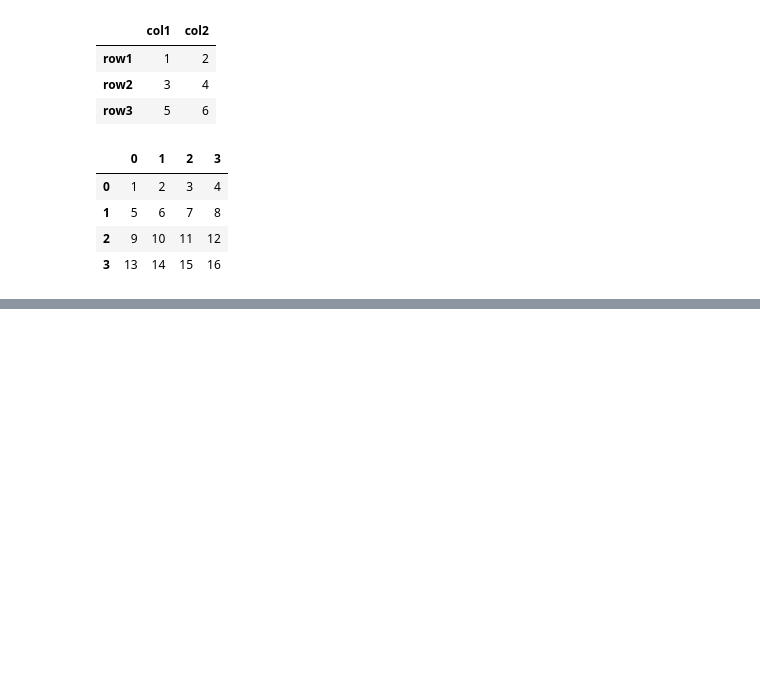
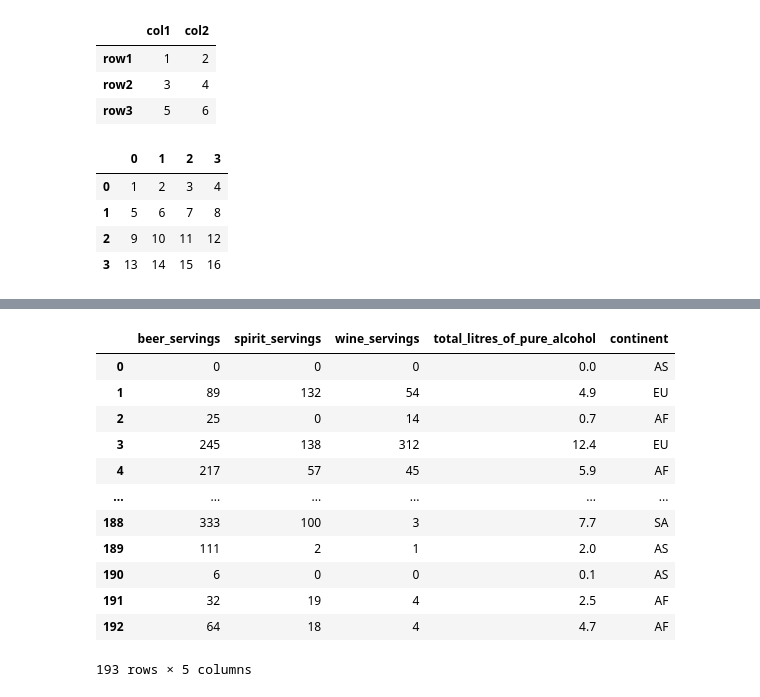
Before and after one commit to ProgressBG-Python-Course/ProgressBG-MLwithPython-Labs, a Jupyter notebook: labs/Notebooks/Pandas.ipynb, the cells around one changed output, grey strips where cells are left out. Saved outputs shown, nothing was run; the diff lists cells and outputs as text; code cells hidden in the pictures; blank space fills up the shorter version.

```diff
--- a/labs/Notebooks/Pandas.ipynb
+++ b/labs/Notebooks/Pandas.ipynb
@@ -326,0 +545,22 @@ NameError: name 'NaN' is not defined
+# %%
+# set index:
+drinks_by_country = drinks.set_index('country')
+drinks_by_country
+
+# reset index:
+drinks_by_country.reset_index(inplace=TrueS)
+drinks_by_country
+# %% [output]
+|  | beer_servings | spirit_servings | wine_servings | total_litres_of_pure_alcohol | continent |
+| 0 | 0 | 0 | 0 | 0.0 | AS |
+| 1 | 89 | 132 | 54 | 4.9 | EU |
+| 2 | 25 | 0 | 14 | 0.7 | AF |
+| 3 | 245 | 138 | 312 | 12.4 | EU |
+| 4 | 217 | 57 | 45 | 5.9 | AF |
+| ... | ... | ... | ... | ... | ... |
+| 188 | 333 | 100 | 3 | 7.7 | SA |
+| 189 | 111 | 2 | 1 | 2.0 | AS |
+| 190 | 6 | 0 | 0 | 0.1 | AS |
+| 191 | 32 | 19 | 4 | 2.5 | AF |
+| 192 | 64 | 18 | 4 | 4.7 | AF |
+193 rows × 5 columns
```
Also changed, not shown: parts of 26 cells of this notebook, 3 other files.
